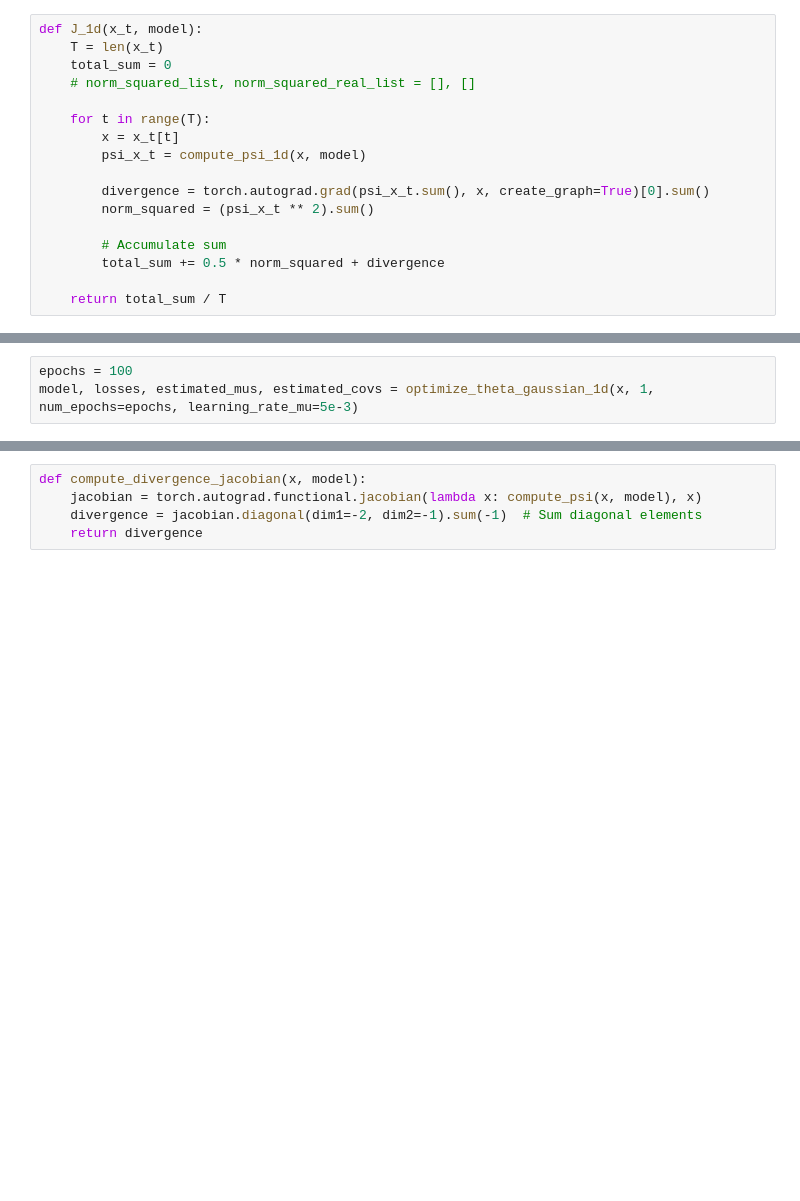
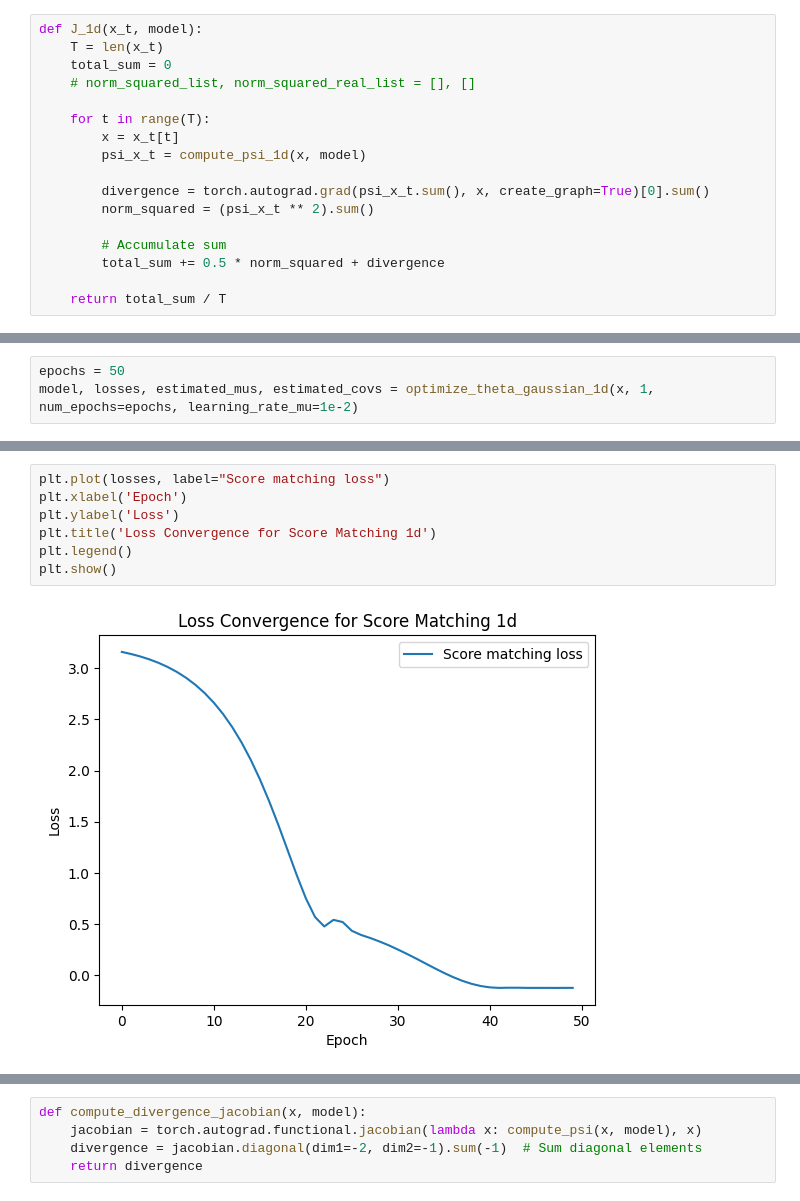
Before and after one commit to katonapng/score_matching, a Jupyter notebook: score_matching.ipynb, the cells around one changed output, grey strips where cells are left out. Saved outputs shown, nothing was run; the diff lists cells and outputs as text; blank space fills up the shorter version.

```diff
--- a/score_matching.ipynb
+++ b/score_matching.ipynb
@@ -80,4 +97,4 @@ x = torch.randn(1000)
 # %%
-epochs = 100
-model, losses, estimated_mus, estimated_covs = optimize_theta_gaussian_1d(x, 1, num_epochs=epochs, learning_rate_mu=5e-3)
+epochs = 50
+model, losses, estimated_mus, estimated_covs = optimize_theta_gaussian_1d(x, 1, num_epochs=epochs, learning_rate_mu=1e-2)
 # %% [output]
@@ -100,0 +118,9 @@ Epoch 99/100, Loss: -0.4832323637256705
+# %%
+plt.plot(losses, label="Score matching loss")
+plt.xlabel('Epoch')
+plt.ylabel('Loss')
+plt.title('Loss Convergence for Score Matching 1d')
+plt.legend()
+plt.show()
+# %% [output]
+[figure, added]
```
Also changed, not shown: parts of 46 cells of this notebook, 1 other file.
